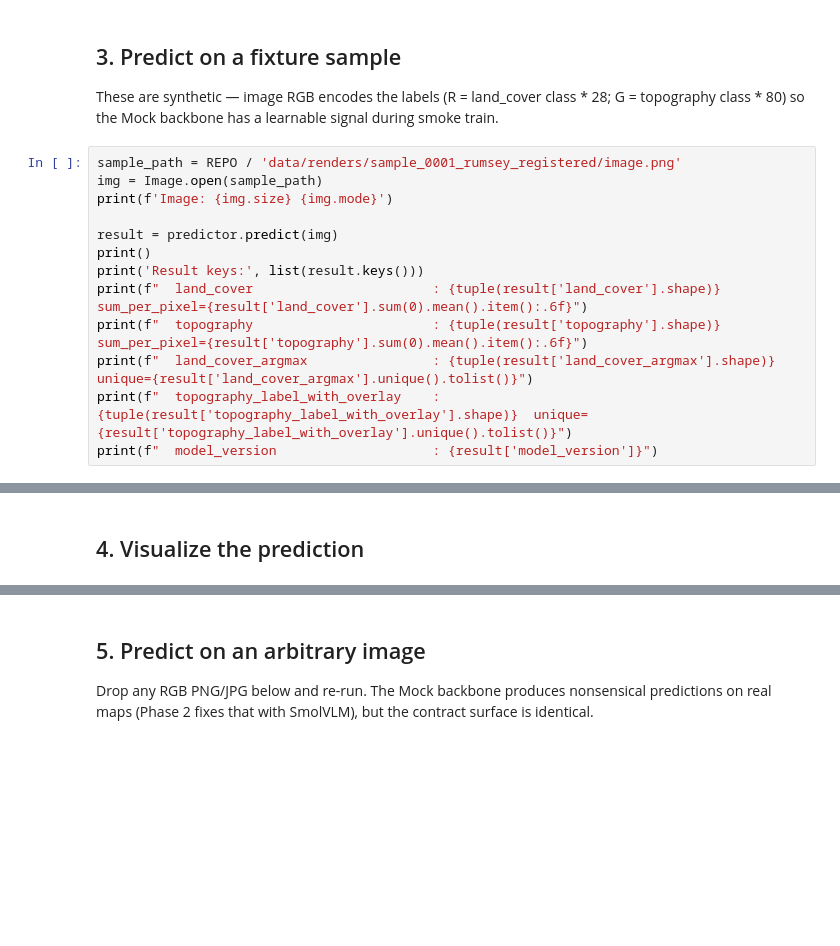
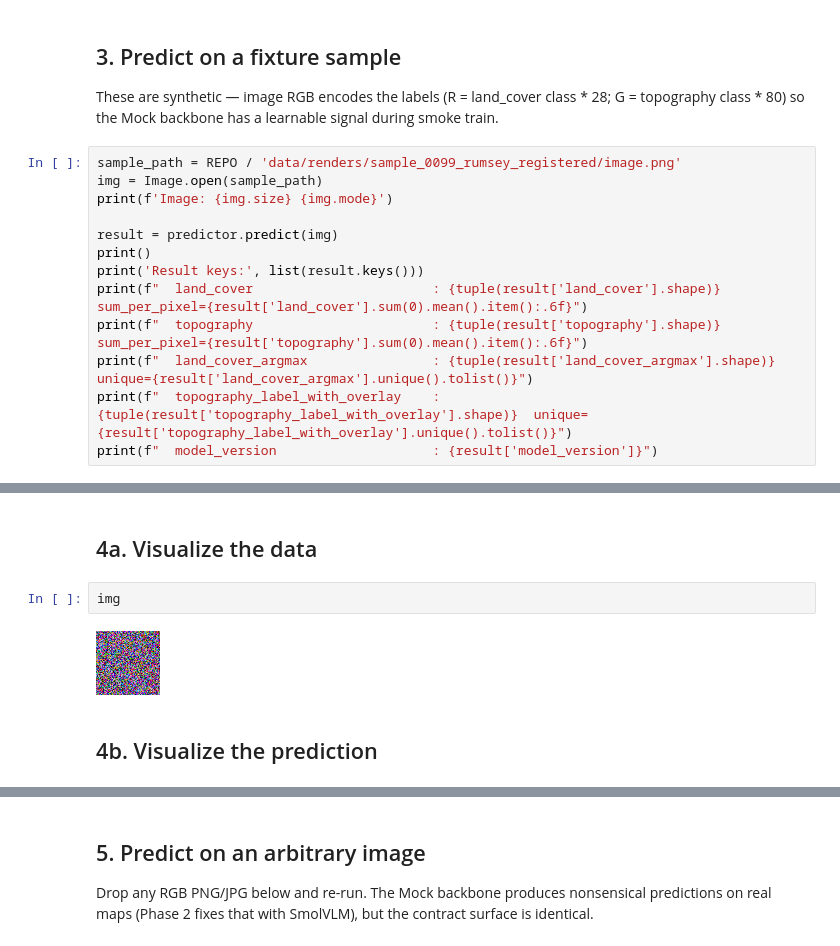
Before and after one commit to DrDeadKnee/mapclass, a Jupyter notebook: notebooks/playground.ipynb, the cells around one changed output, grey strips where cells are left out. Saved outputs shown, nothing was run; the diff lists cells and outputs as text; blank space fills up the shorter version.

```diff
--- a/notebooks/playground.ipynb
+++ b/notebooks/playground.ipynb
@@ -51,7 +67,7 @@ for k, v in predictor.metadata.items():
 
 These are synthetic — image RGB encodes the labels (R = land_cover class * 28; G = topography class * 80) so the Mock backbone has a learnable signal during smoke train.
 # %%
-sample_path = REPO / 'data/renders/sample_0001_rumsey_registered/image.png'
+sample_path = REPO / 'data/renders/sample_0099_rumsey_registered/image.png'
 img = Image.open(sample_path)
 print(f'Image: {img.size} {img.mode}')
 
@@ -66,5 +92,11 @@ print(f"  model_version                    : {result['model_version']}")
+# %% [markdown]
+## 4a. Visualize the data
+# %%
+img
+# %% [output]
+[figure, added]
 # %% [markdown]
-## 4. Visualize the prediction
+## 4b. Visualize the prediction
 # %%
 lc_argmax = result['land_cover_argmax'].numpy()
 topo_overlay = result['topography_label_with_overlay'].numpy()
```
Also changed, not shown: parts of 4 cells of this notebook, 1 other file.
